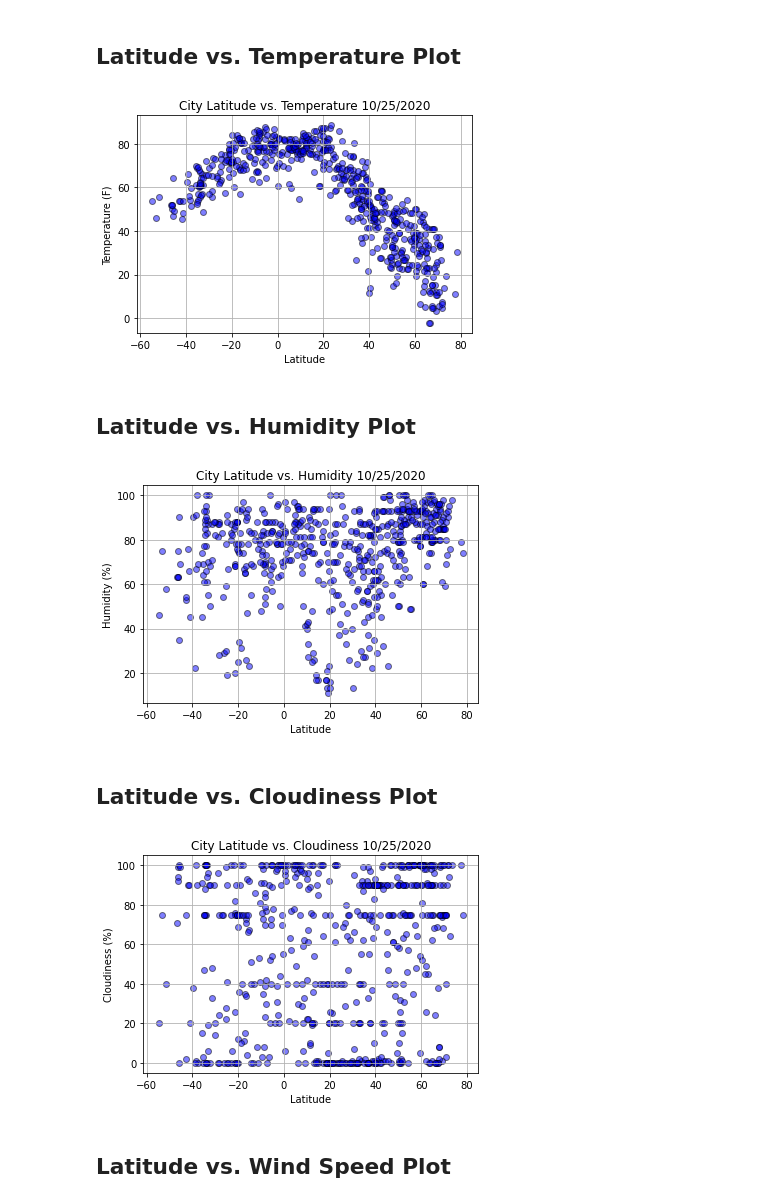
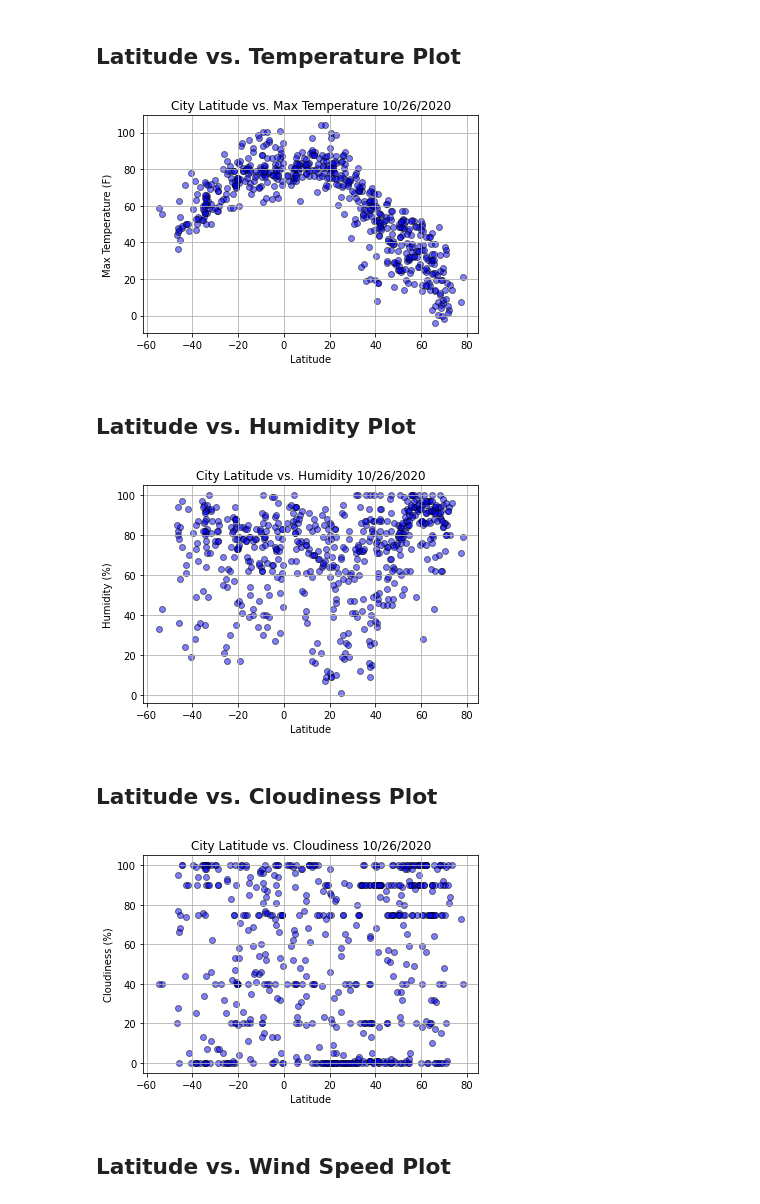
Before and after one commit to AustinRCole/python-api-challenge, a Jupyter notebook: WeatherPy/WeatherPy.ipynb, the cells around one changed output. Saved outputs shown, nothing was run; the diff lists cells and outputs as text; code cells hidden in the pictures.

Commit message:
made changes to WeatherPy per rubric

```diff
--- a/WeatherPy/WeatherPy.ipynb
+++ b/WeatherPy/WeatherPy.ipynb
@@ -65,6 +65,8 @@ temp = []
 humidity = []
 wind_speed = []
 cloudiness = []
+country = []
+date = []
 new_cities = []
 
 for city in cities:
@@ -72,10 +74,12 @@ for city in cities:
         response = requests.get(query_url + city).json()
         lat.append(response['coord']['lat'])
         lng.append((response['coord']['lon']))
-        temp.append(response['main']['temp'])
+        temp.append(response['main']['temp_max'])
         humidity.append(response['main']['humidity'])
         wind_speed.append(response['wind']['speed'])
         cloudiness.append(response['clouds']['all'])
+        country.append(response['sys']['country'])
+        date.append(response['dt'])
         new_cities.append(city)
         print(f"Processing {city} found!.")
     except:
@@ -108,10 +112,12 @@ weather_dict = {
     "City": new_cities,
     "Latitude": lat,
     "Longitude": lng,
-    "Temperature": temp,
+    "Max Temperature": temp,
     "Humidity": humidity,
     "Wind Speed": wind_speed,
-    "Cloudiness": cloudiness
+    "Cloudiness": cloudiness,
+    "Country": country,
+    "Data Receiving Time (GMT)": date
 }
 weather_data = pd.DataFrame(weather_dict)
 weather_data
@@ -164,39 +170,39 @@ humidity_over
 # %%
 latitude = weather_data['Latitude']
 
-plt.scatter(latitude,weather_data['Temperature'],marker="o",facecolors="blue", edgecolors="black",alpha=0.5)
+plt.scatter(latitude,weather_data['Max Temperature'],marker="o",facecolors="blue", edgecolors="black",alpha=0.5)
 plt.xlabel('Latitude')
-plt.ylabel('Temperature (F)')
-plt.title('City Latitude vs. Temperature 10/25/2020')
+plt.ylabel('Max Temperature (F)')
+plt.title('City Latitude vs. Max Temperature 10/26/2020')
 plt.grid()
 plt.show()
 
 #As postulated in the instructions, temperatures rise in general when approaching the equator,
 #since there are negative values associated with the southern hemisphere, the shape is seen
 #as more of a parabola.
 # %% [output]
-[figure, old version]
+[figure, new version]
 # %% [markdown]
 ## Latitude vs. Humidity Plot
 # %%
 plt.scatter(latitude,weather_data['Humidity'],marker="o",facecolors="blue", edgecolors="black",alpha=0.5)
 plt.xlabel('Latitude')
 plt.ylabel('Humidity (%)')
-plt.title('City Latitude vs. Humidity 10/25/2020')
+plt.title('City Latitude vs. Humidity 10/26/2020')
 plt.grid()
 plt.show()
 
 #Visually, there doesn't seen to be much of a relationship between humidity and latitude,
 #there does appear to be clustering at 70% and above humidity throughout all locations.
 # %% [output]
-[figure, old version]
+[figure, new version]
 # %% [markdown]
 ## Latitude vs. Cloudiness Plot
 # %%
 plt.scatter(latitude,weather_data['Cloudiness'],marker="o",facecolors="blue", edgecolors="black",alpha=0.5)
 plt.xlabel('Latitude')
 plt.ylabel('Cloudiness (%)')
-plt.title('City Latitude vs. Cloudiness 10/25/2020')
+plt.title('City Latitude vs. Cloudiness 10/26/2020')
 plt.grid()
 plt.show()
 
@@ -204,7 +210,7 @@ plt.show()
 #latitude, the cloudiness percentages appear to be reported on more regimented increments
 #leading to lines of markers across the gridlines.
 # %% [output]
-[figure, old version]
+[figure, new version]
 # %% [markdown]
 ## Latitude vs. Wind Speed Plot
 # %%
```
Also changed, not shown: parts of 14 cells of this notebook, 1 other file.
